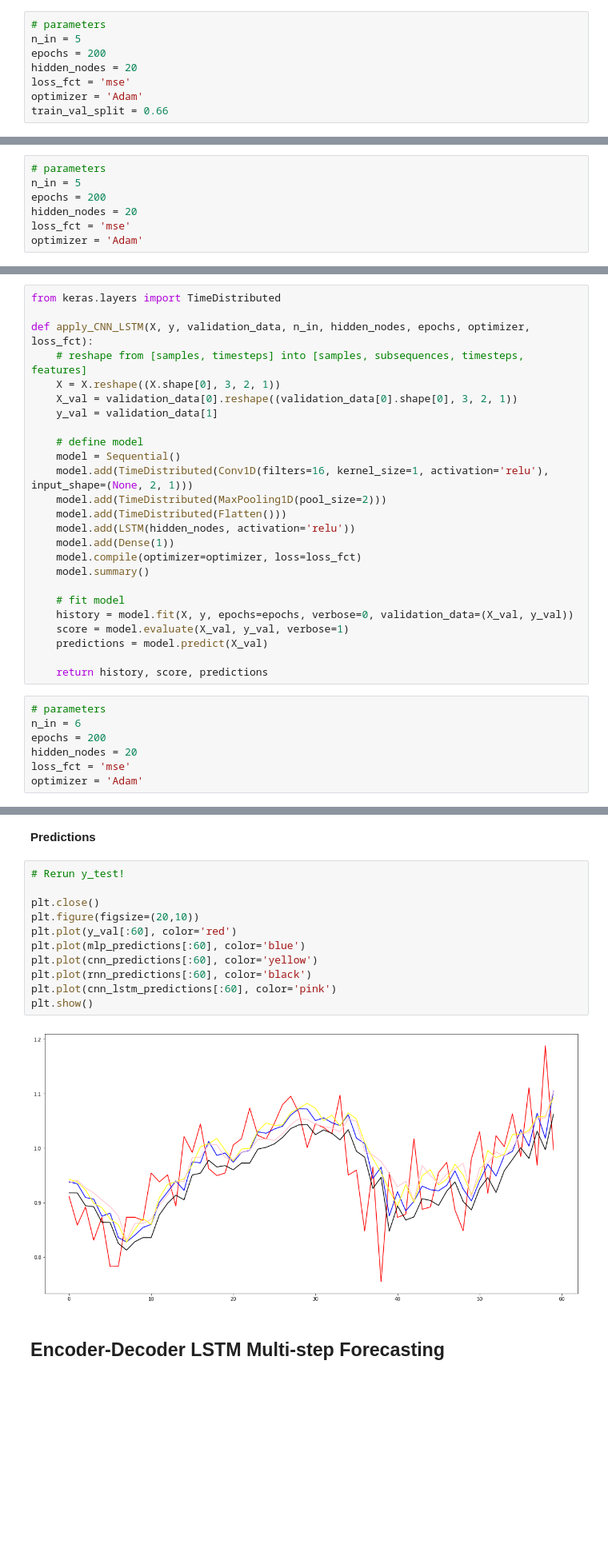
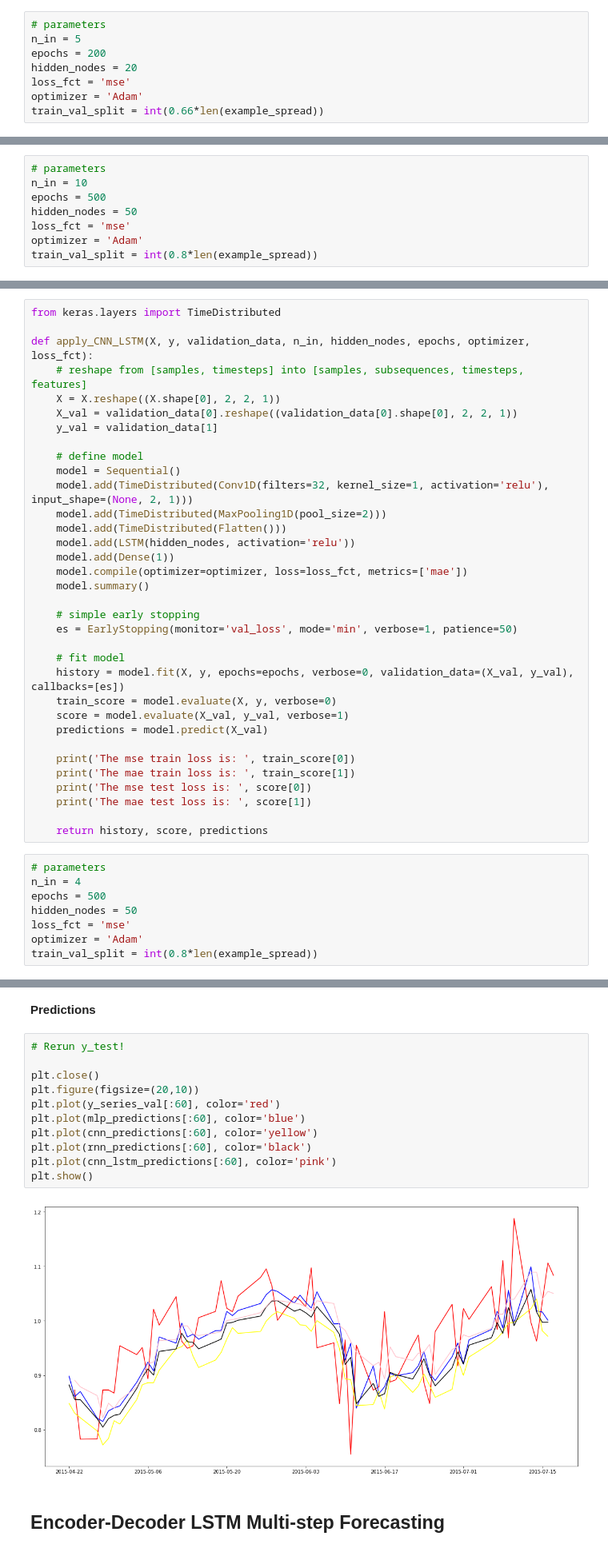
Before and after one commit to simaomsarmento/PairsTrading, a Jupyter notebook: PairsTrading_CommodityETFs-usingANNs.ipynb, the cells around one changed output, grey strips where cells are left out. Shown at 80% size. Saved outputs shown, nothing was run; the diff lists cells and outputs as text; blank space fills up the shorter version.

```diff
--- a/PairsTrading_CommodityETFs-usingANNs.ipynb
+++ b/PairsTrading_CommodityETFs-usingANNs.ipynb
@@ -745,4 +823,4 @@ epochs = 200
 hidden_nodes = 20
 loss_fct = 'mse'
 optimizer = 'Adam'
-train_val_split = 0.66
+train_val_split = int(0.66*len(example_spread))
@@ -801,8 +891,9 @@ def apply_RNN(X, y, validation_data, n_in, hidden_nodes, epochs, optimizer, loss
     return history, score, predictions
 # %%
 # parameters
-n_in = 5
-epochs = 200
-hidden_nodes = 20
+n_in = 10
+epochs = 500
+hidden_nodes = 50
 loss_fct = 'mse'
 optimizer = 'Adam'
+train_val_split = int(0.8*len(example_spread))
@@ -836,33 +949,43 @@ from keras.layers import TimeDistributed
 
 def apply_CNN_LSTM(X, y, validation_data, n_in, hidden_nodes, epochs, optimizer, loss_fct):
     # reshape from [samples, timesteps] into [samples, subsequences, timesteps, features]
-    X = X.reshape((X.shape[0], 3, 2, 1))
-    X_val = validation_data[0].reshape((validation_data[0].shape[0], 3, 2, 1))
+    X = X.reshape((X.shape[0], 2, 2, 1))
+    X_val = validation_data[0].reshape((validation_data[0].shape[0], 2, 2, 1))
     y_val = validation_data[1]
 
     # define model
     model = Sequential()
-    model.add(TimeDistributed(Conv1D(filters=16, kernel_size=1, activation='relu'), input_shape=(None, 2, 1)))
+    model.add(TimeDistributed(Conv1D(filters=32, kernel_size=1, activation='relu'), input_shape=(None, 2, 1)))
     model.add(TimeDistributed(MaxPooling1D(pool_size=2)))
     model.add(TimeDistributed(Flatten()))
     model.add(LSTM(hidden_nodes, activation='relu'))
     model.add(Dense(1))
-    model.compile(optimizer=optimizer, loss=loss_fct)
+    model.compile(optimizer=optimizer, loss=loss_fct, metrics=['mae'])
     model.summary()
 
+    # simple early stopping
+    es = EarlyStopping(monitor='val_loss', mode='min', verbose=1, patience=50)
+
     # fit model
-    history = model.fit(X, y, epochs=epochs, verbose=0, validation_data=(X_val, y_val))
+    history = model.fit(X, y, epochs=epochs, verbose=0, validation_data=(X_val, y_val), callbacks=[es])
+    train_score = model.evaluate(X, y, verbose=0)
     score = model.evaluate(X_val, y_val, verbose=1)
     predictions = model.predict(X_val)
 
+    print('The mse train loss is: ', train_score[0])
+    print('The mae train loss is: ', train_score[1])
+    print('The mse test loss is: ', score[0])
+    print('The mae test loss is: ', score[1])
+
     return history, score, predictions
 # %%
 # parameters
-n_in = 6
-epochs = 200
-hidden_nodes = 20
+n_in = 4
+epochs = 500
+hidden_nodes = 50
 loss_fct = 'mse'
 optimizer = 'Adam'
+train_val_split = int(0.8*len(example_spread))
 # %%
 # prepare data
 forecasting_data = series_to_supervised(list(example_spread), example_spread.index, n_in, 1, dropnan=True)
@@ -917,16 +1047,16 @@ The test loss is:  0.02832236015244686
 # %%
 # Rerun y_test!
 
 plt.close()
 plt.figure(figsize=(20,10))
-plt.plot(y_val[:60], color='red')
+plt.plot(y_series_val[:60], color='red')
 plt.plot(mlp_predictions[:60], color='blue')
 plt.plot(cnn_predictions[:60], color='yellow')
 plt.plot(rnn_predictions[:60], color='black')
 plt.plot(cnn_lstm_predictions[:60], color='pink')
 plt.show()
 # %% [output]
-[figure, old version]
+[figure, new version]
 # %% [markdown]
 ## Encoder-Decoder LSTM Multi-step Forecasting
 # %%
```
Also changed, not shown: parts of 27 cells of this notebook, 1 other file.
